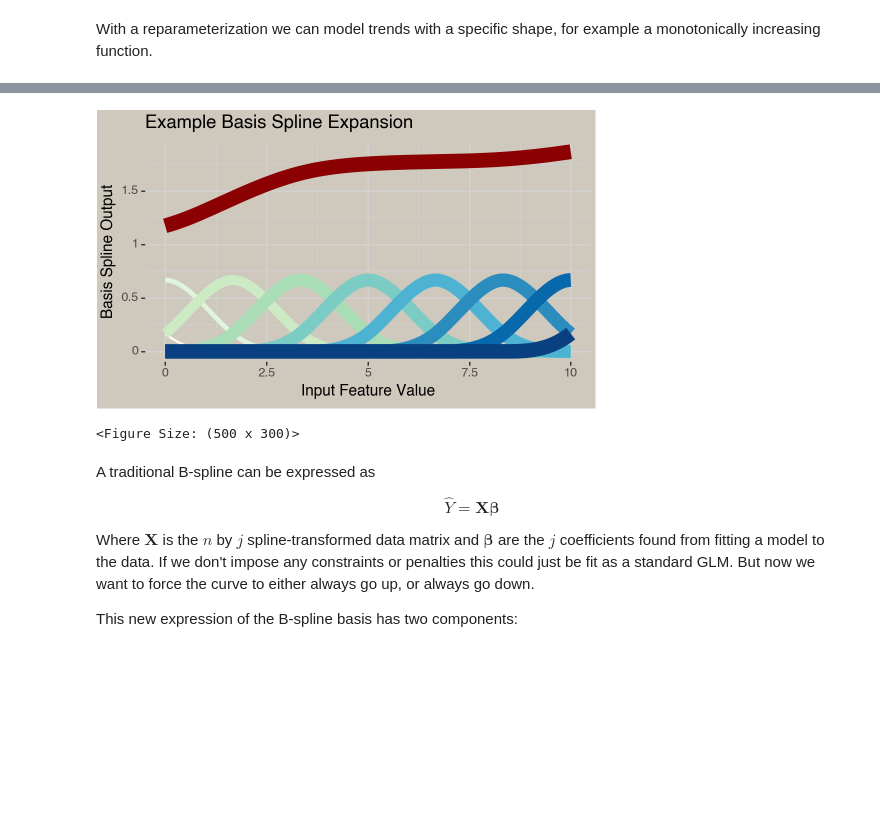
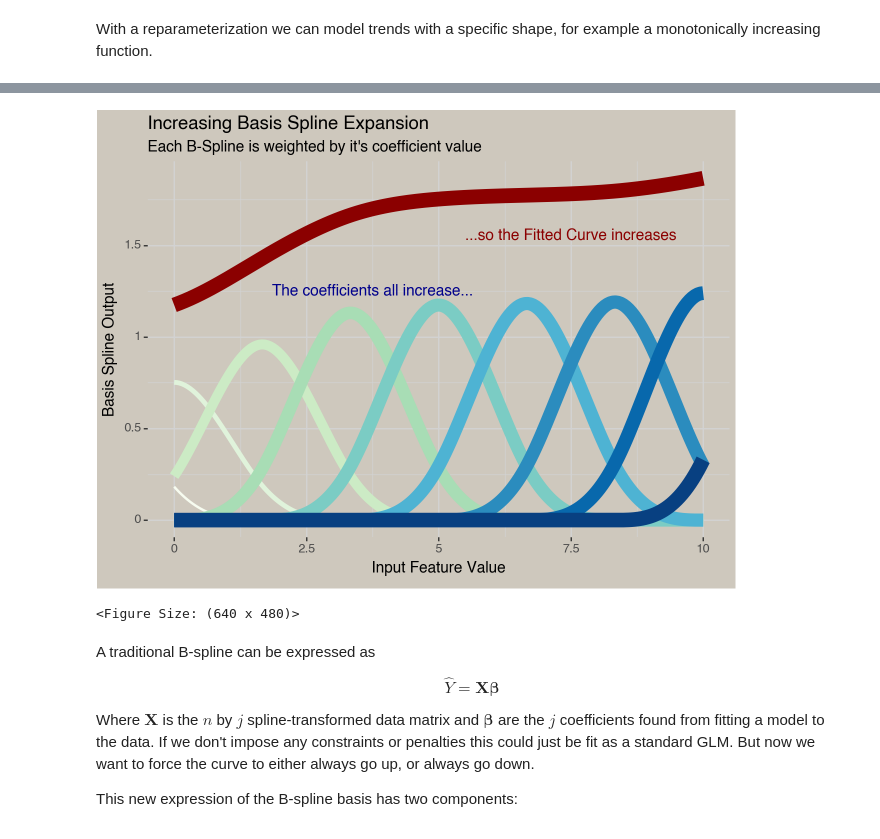
Before and after one commit to mattmills49/Blog-Posts, a Jupyter notebook: glum_splines/monotonic_spline_jax.ipynb, the cells around one changed output, grey strips where cells are left out. Cells and saved outputs as stored; diff of their text form; code cells hidden in the pictures; blank space fills up the shorter version.

```diff
--- a/glum_splines/monotonic_spline_jax.ipynb
+++ b/glum_splines/monotonic_spline_jax.ipynb
@@ -147,30 +160,33 @@ With a reparameterization we can model trends with a specific shape, for example
 # %%
 #| echo: False
 coefs = basis_long[['basis', 'coef']].drop_duplicates()
 coefs['coef'] = coefs['coef'].sort_values().values
-
-basis_long = pd.merge(basis_long, coefs, on='basis', suffixes=('', '_y'))
-basis_long['fitted_mono'] = basis_long['value'] * basis_long['coef_y']
+#basis_long.drop(columns = ['coef_y'], inplace=True)
+mono_basis_long = pd.merge(basis_long, coefs, on='basis', suffixes=('', '_y'))
+mono_basis_long['fitted_mono'] = mono_basis_long['value'] * mono_basis_long['coef_y']
 
 mono_pred_df = (
-    basis_long.
+    mono_basis_long.
     groupby('x', as_index=False).
     fitted_mono.sum()
 )
 
-(ggplot(basis_long, aes(x='x', y='value', color='basis')) +
+(ggplot(mono_basis_long, aes(x='x', y='fitted_mono', color='basis')) +
  geom_line(aes(size='coef_y')) +
  geom_line(mono_pred_df, aes(x='x', y='fitted_mono', size=2), color='darkred') +
  guides(color=False) +
  scale_color_brewer(palette=4) +
- ggtitle('Example Basis Spline Expansion') +
+ ggtitle('Increasing Basis Spline Expansion') +
  xlab('Input Feature Value') +
  ylab('Basis Spline Output') +
- cherry_theme(figure_size=(5, 3), legend_position='none')
+ cherry_theme(legend_position='none') +
+ annotate('text', x=7.5, y=1.55, label='...so the Fitted Curve increases', color='darkred') +
+ annotate('text', x=3.75, y=1.25, label='The coefficients all increase...', color='darkblue') +
+ labs(subtitle="Each B-Spline is weighted by it's coefficient value")
 )
 # %% [output]
-[figure, old version]
+[figure, new version]
-<Figure Size: (500 x 300)>
+<Figure Size: (640 x 480)>
 # %% [markdown]
 
 A traditional B-spline can be expressed as
```
Also changed, not shown: parts of 3 cells of this notebook, 6 other files.
